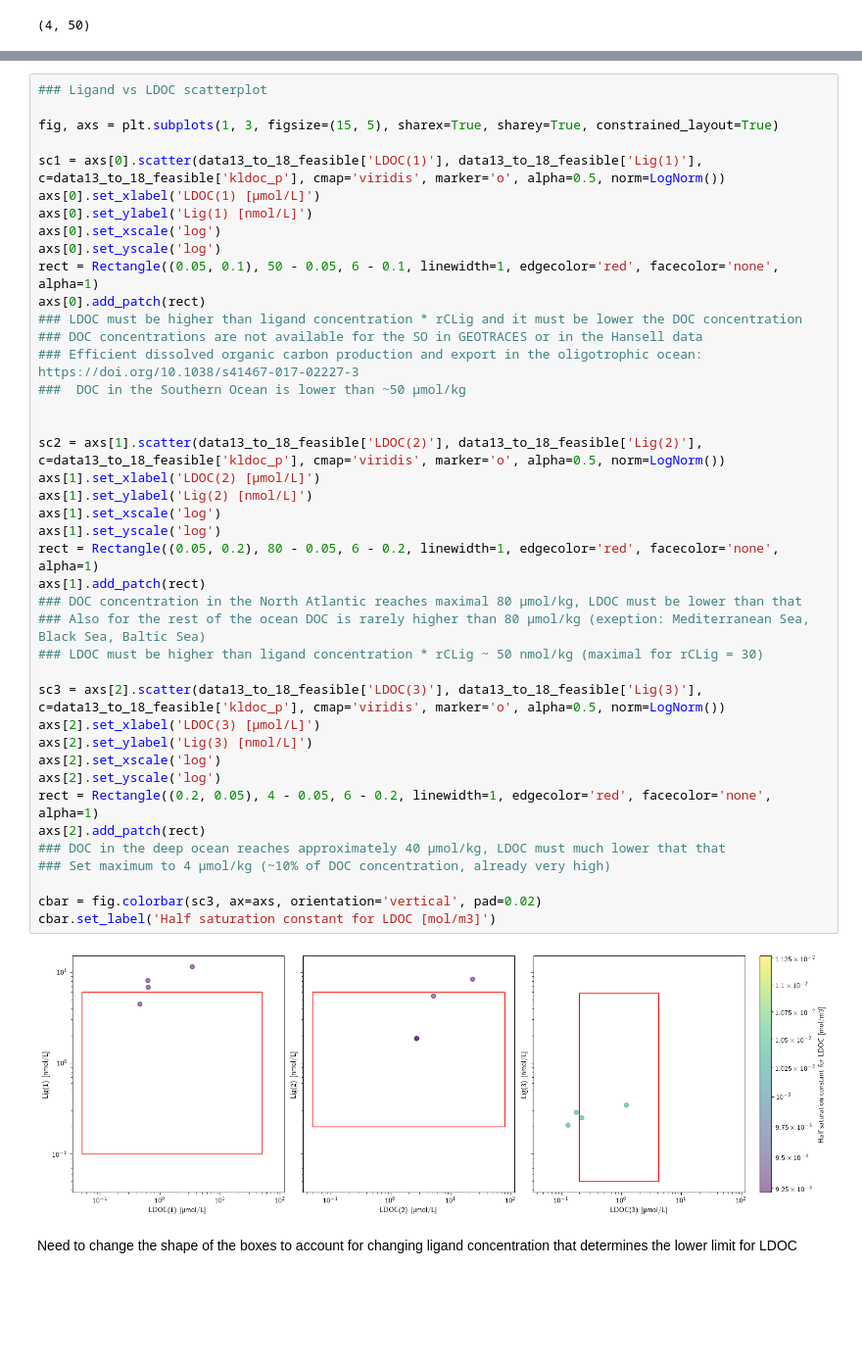
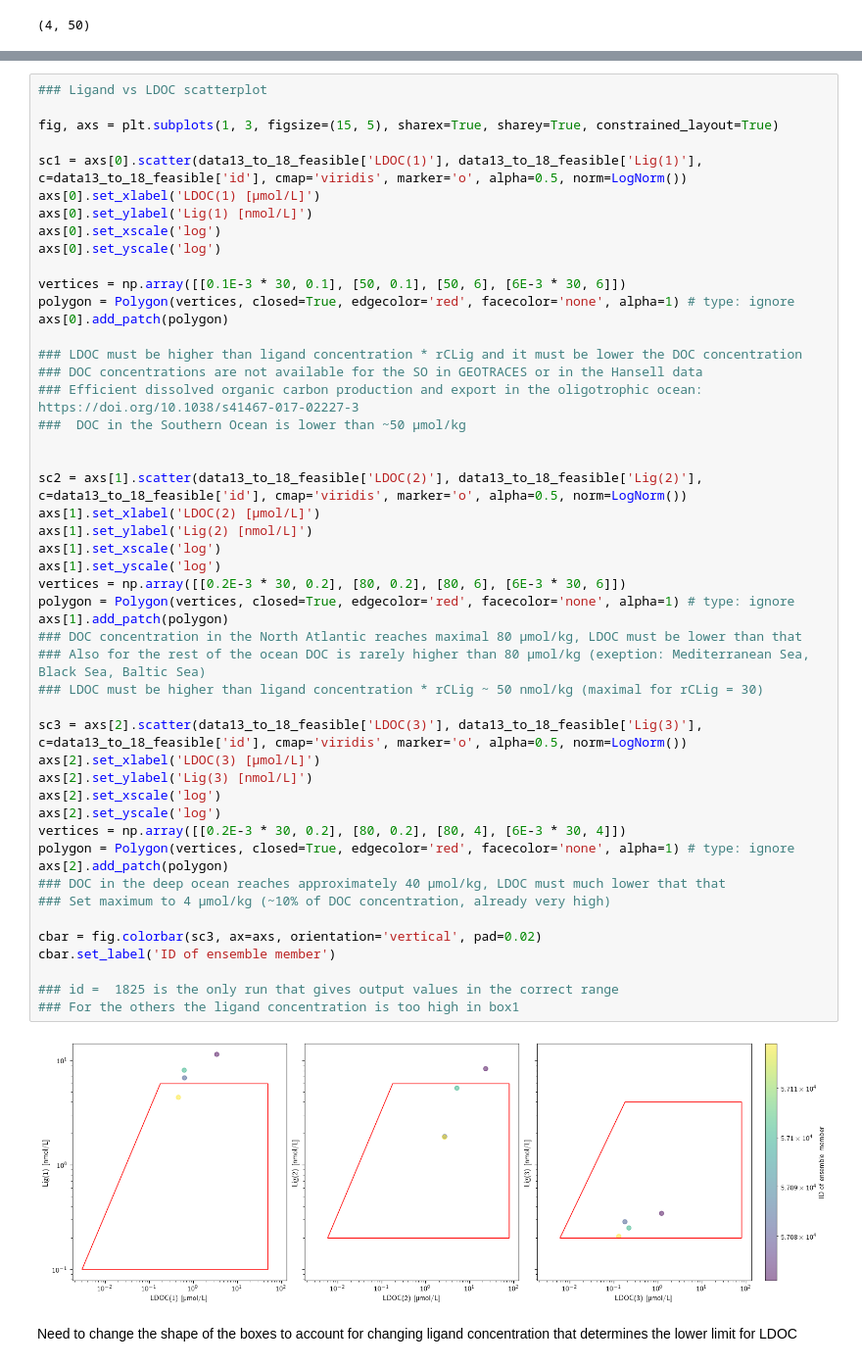
Before and after one commit to konweber/microCOSM_deep, a Jupyter notebook: Ensembles13_to_18/Ensemble13_to_18_analysis.ipynb, the cells around one changed output, grey strips where cells are left out. Shown at 98% size. Cells and saved outputs as stored; diff of their text form; blank space fills up the shorter version.

Commit message:
Additional ensembles

```diff
--- a/Ensembles13_to_18/Ensemble13_to_18_analysis.ipynb
+++ b/Ensembles13_to_18/Ensemble13_to_18_analysis.ipynb
@@ -200,43 +202,51 @@ data13_to_18_feasible[['Fe(3)', 'PB(3)', 'deeplifetime_factor', 'm_l', 'mu0', 'b
 
 fig, axs = plt.subplots(1, 3, figsize=(15, 5), sharex=True, sharey=True, constrained_layout=True)
 
-sc1 = axs[0].scatter(data13_to_18_feasible['LDOC(1)'], data13_to_18_feasible['Lig(1)'], c=data13_to_18_feasible['kldoc_p'], cmap='viridis', marker='o', alpha=0.5, norm=LogNorm())
+sc1 = axs[0].scatter(data13_to_18_feasible['LDOC(1)'], data13_to_18_feasible['Lig(1)'], c=data13_to_18_feasible['id'], cmap='viridis', marker='o', alpha=0.5, norm=LogNorm())
 axs[0].set_xlabel('LDOC(1) [µmol/L]')
 axs[0].set_ylabel('Lig(1) [nmol/L]')
 axs[0].set_xscale('log')
 axs[0].set_yscale('log')
-rect = Rectangle((0.05, 0.1), 50 - 0.05, 6 - 0.1, linewidth=1, edgecolor='red', facecolor='none', alpha=1)
-axs[0].add_patch(rect)
+
+vertices = np.array([[0.1E-3 * 30, 0.1], [50, 0.1], [50, 6], [6E-3 * 30, 6]])
+polygon = Polygon(vertices, closed=True, edgecolor='red', facecolor='none', alpha=1) # type: ignore
+axs[0].add_patch(polygon)
+
 ### LDOC must be higher than ligand concentration * rCLig and it must be lower the DOC concentration
 ### DOC concentrations are not available for the SO in GEOTRACES or in the Hansell data
 ### Efficient dissolved organic carbon production and export in the oligotrophic ocean: https://doi.org/10.1038/s41467-017-02227-3
 ###  DOC in the Southern Ocean is lower than ~50 µmol/kg
 
 
-sc2 = axs[1].scatter(data13_to_18_feasible['LDOC(2)'], data13_to_18_feasible['Lig(2)'], c=data13_to_18_feasible['kldoc_p'], cmap='viridis', marker='o', alpha=0.5, norm=LogNorm())
+sc2 = axs[1].scatter(data13_to_18_feasible['LDOC(2)'], data13_to_18_feasible['Lig(2)'], c=data13_to_18_feasible['id'], cmap='viridis', marker='o', alpha=0.5, norm=LogNorm())
 axs[1].set_xlabel('LDOC(2) [µmol/L]')
 axs[1].set_ylabel('Lig(2) [nmol/L]')
 axs[1].set_xscale('log')
 axs[1].set_yscale('log')
-rect = Rectangle((0.05, 0.2), 80 - 0.05, 6 - 0.2, linewidth=1, edgecolor='red', facecolor='none', alpha=1)
-axs[1].add_patch(rect)
+vertices = np.array([[0.2E-3 * 30, 0.2], [80, 0.2], [80, 6], [6E-3 * 30, 6]])
+polygon = Polygon(vertices, closed=True, edgecolor='red', facecolor='none', alpha=1) # type: ignore
+axs[1].add_patch(polygon)
 ### DOC concentration in the North Atlantic reaches maximal 80 µmol/kg, LDOC must be lower than that
 ### Also for the rest of the ocean DOC is rarely higher than 80 µmol/kg (exeption: Mediterranean Sea, Black Sea, Baltic Sea)
 ### LDOC must be higher than ligand concentration * rCLig ~ 50 nmol/kg (maximal for rCLig = 30)
 
-sc3 = axs[2].scatter(data13_to_18_feasible['LDOC(3)'], data13_to_18_feasible['Lig(3)'], c=data13_to_18_feasible['kldoc_p'], cmap='viridis', marker='o', alpha=0.5, norm=LogNorm())
+sc3 = axs[2].scatter(data13_to_18_feasible['LDOC(3)'], data13_to_18_feasible['Lig(3)'], c=data13_to_18_feasible['id'], cmap='viridis', marker='o', alpha=0.5, norm=LogNorm())
 axs[2].set_xlabel('LDOC(3) [µmol/L]')
 axs[2].set_ylabel('Lig(3) [nmol/L]')
 axs[2].set_xscale('log')
 axs[2].set_yscale('log')
-rect = Rectangle((0.2, 0.05), 4 - 0.05, 6 - 0.2, linewidth=1, edgecolor='red', facecolor='none', alpha=1)
-axs[2].add_patch(rect)
+vertices = np.array([[0.2E-3 * 30, 0.2], [80, 0.2], [80, 4], [6E-3 * 30, 4]])
+polygon = Polygon(vertices, closed=True, edgecolor='red', facecolor='none', alpha=1) # type: ignore
+axs[2].add_patch(polygon)
 ### DOC in the deep ocean reaches approximately 40 µmol/kg, LDOC must much lower that that
 ### Set maximum to 4 µmol/kg (~10% of DOC concentration, already very high)
 
 cbar = fig.colorbar(sc3, ax=axs, orientation='vertical', pad=0.02)
-cbar.set_label('Half saturation constant for LDOC [mol/m3]')
+cbar.set_label('ID of ensemble member')
+
+### id =  1825 is the only run that gives output values in the correct range
+### For the others the ligand concentration is too high in box1
 # %% [output]
-[figure, old version]
+[figure, new version]
 # %% [markdown]
 Need to change the shape of the boxes to account for changing ligand concentration that determines the lower limit for LDOC
```
Also changed, not shown: parts of 5 cells of this notebook, 18 other files.
